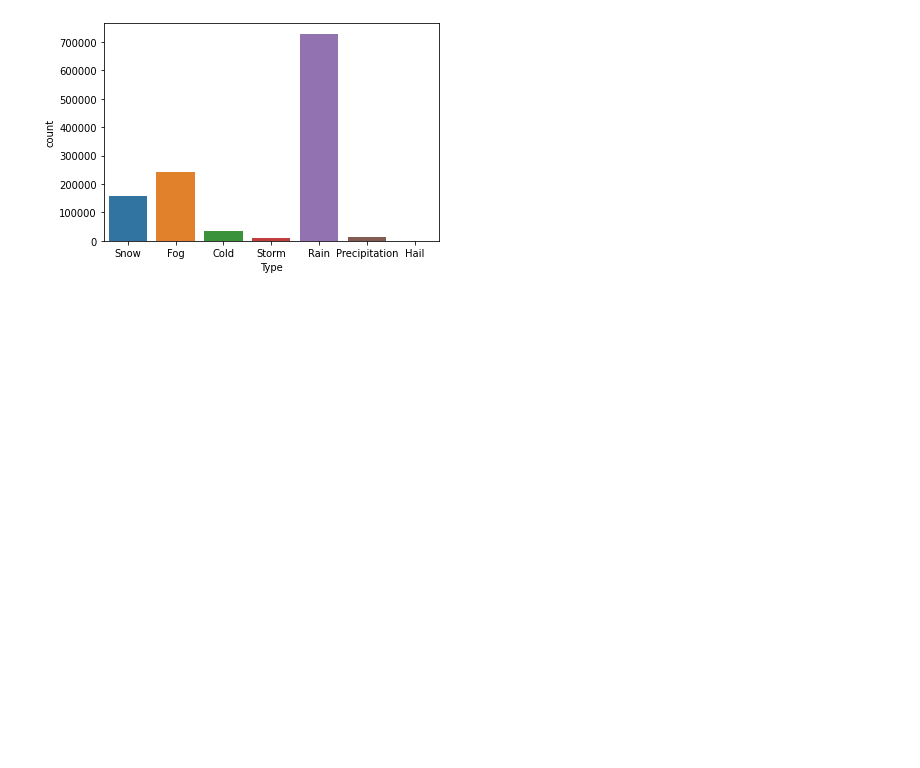
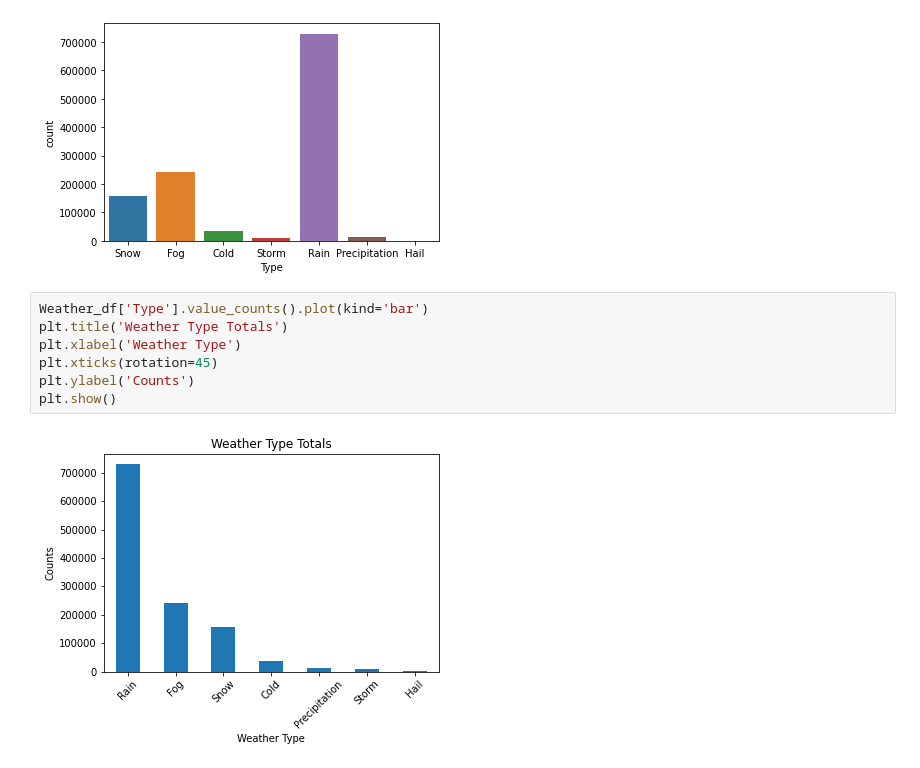
Before and after one commit to fausa/Flight-Analytics, a Jupyter notebook: latest_code/Final_project_1.ipynb, the cells around one changed output. Saved outputs shown, nothing was run; the diff lists cells and outputs as text; blank space fills up the shorter version.

```diff
--- a/latest_code/Final_project_1.ipynb
+++ b/latest_code/Final_project_1.ipynb
@@ -685,3 +686,12 @@ sns.countplot(Weather_df['Type'])
 # %% [output]
 <AxesSubplot:xlabel='Type', ylabel='count'>
 [figure]
+# %%
+Weather_df['Type'].value_counts().plot(kind='bar')
+plt.title('Weather Type Totals')
+plt.xlabel('Weather Type')
+plt.xticks(rotation=45)
+plt.ylabel('Counts')
+plt.show()
+# %% [output]
+[figure, added]
```
Also changed, not shown: parts of 3 cells of this notebook.
